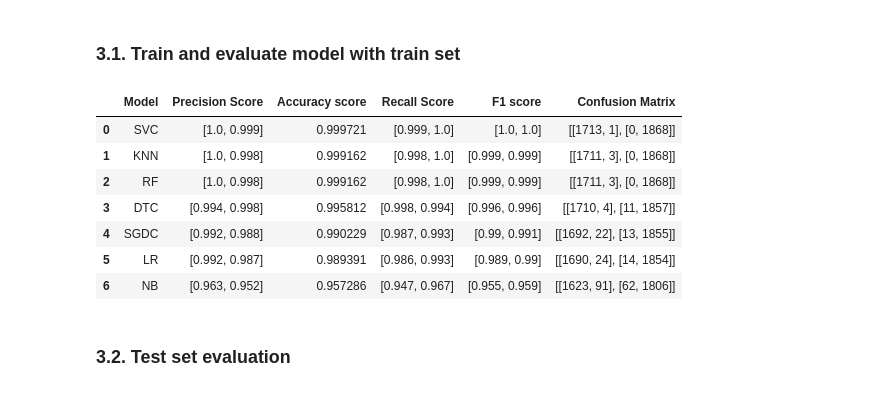
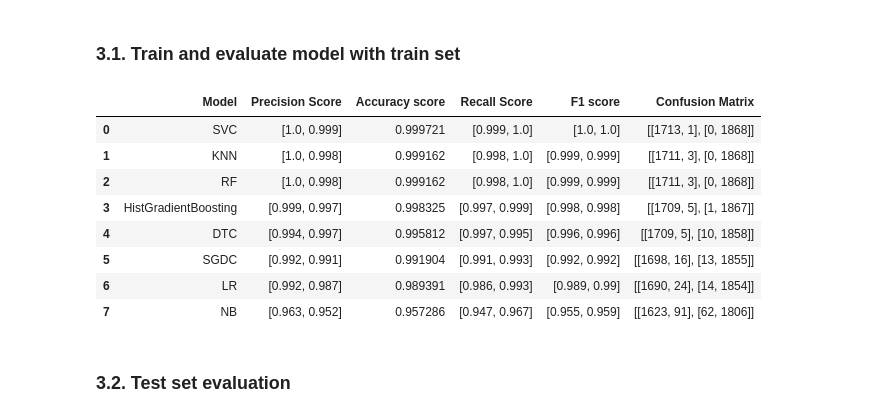
Before and after one commit to DS-CAPSTONE/exercise_correction, a Jupyter notebook: core/lunge_model/6.err.sklearn.ipynb, the cells around one changed output. Saved outputs shown, nothing was run; the diff lists cells and outputs as text; code cells hidden in the pictures.

```diff
--- a/core/lunge_model/6.err.sklearn.ipynb
+++ b/core/lunge_model/6.err.sklearn.ipynb
@@ -105,43 +105,47 @@ Name: label, dtype: int64
 # %% [markdown]
 ### 3.1. Train and evaluate model with train set
 # %%
-algorithms =[("LR", LogisticRegression()),
+from sklearn.ensemble import HistGradientBoostingClassifier
+
+algorithms =[("HistGradientBoosting", HistGradientBoostingClassifier()),
+             ("LR", LogisticRegression()),
          ("SVC", SVC(probability=True)),
          ('KNN',KNeighborsClassifier()),
          ("DTC", DecisionTreeClassifier()),
          ("SGDC", CalibratedClassifierCV(SGDClassifier())),
          ("NB", GaussianNB()),
          ('RF', RandomForestClassifier()),]
 
 models = {}
 final_results = []
 
 for name, model in algorithms:
     trained_model = model.fit(X_train, y_train)
     models[name] = trained_model
 
     # Evaluate model
     model_results = model.predict(X_test)
 
     p_score = precision_score(y_test, model_results, average=None, labels=[1, 0])
     a_score = accuracy_score(y_test, model_results)
     r_score = recall_score(y_test, model_results, average=None, labels=[1, 0])
     f1_score_result = f1_score(y_test, model_results, average=None, labels=[1, 0])
     cm = confusion_matrix(y_test, model_results, labels=[1, 0])
     final_results.append(( name,  round_up_metric_results(p_score), a_score, round_up_metric_results(r_score), round_up_metric_results(f1_score_result), cm))
 
 # Sort results by F1 score
 final_results.sort(key=lambda k: sum(k[4]), reverse=True)
 pd.DataFrame(final_results, columns=["Model", "Precision Score", "Accuracy score", "Recall Score", "F1 score", "Confusion Matrix"])
 # %% [output]
 |  | Model | Precision Score | Accuracy score | Recall Score | F1 score | Confusion Matrix |
 | 0 | SVC | [1.0, 0.999] | 0.999721 | [0.999, 1.0] | [1.0, 1.0] | [[1713, 1], [0, 1868]] |
 | 1 | KNN | [1.0, 0.998] | 0.999162 | [0.998, 1.0] | [0.999, 0.999] | [[1711, 3], [0, 1868]] |
 | 2 | RF | [1.0, 0.998] | 0.999162 | [0.998, 1.0] | [0.999, 0.999] | [[1711, 3], [0, 1868]] |
-| 3 | DTC | [0.994, 0.998] | 0.995812 | [0.998, 0.994] | [0.996, 0.996] | [[1710, 4], [11, 1857]] |
-| 4 | SGDC | [0.992, 0.988] | 0.990229 | [0.987, 0.993] | [0.99, 0.991] | [[1692, 22], [13, 1855]] |
-| 5 | LR | [0.992, 0.987] | 0.989391 | [0.986, 0.993] | [0.989, 0.99] | [[1690, 24], [14, 1854]] |
-| 6 | NB | [0.963, 0.952] | 0.957286 | [0.947, 0.967] | [0.955, 0.959] | [[1623, 91], [62, 1806]] |
+| 3 | HistGradientBoosting | [0.999, 0.997] | 0.998325 | [0.997, 0.999] | [0.998, 0.998] | [[1709, 5], [1, 1867]] |
+| 4 | DTC | [0.994, 0.997] | 0.995812 | [0.997, 0.995] | [0.996, 0.996] | [[1709, 5], [10, 1858]] |
+| 5 | SGDC | [0.992, 0.991] | 0.991904 | [0.991, 0.993] | [0.992, 0.992] | [[1698, 16], [13, 1855]] |
+| 6 | LR | [0.992, 0.987] | 0.989391 | [0.986, 0.993] | [0.989, 0.99] | [[1690, 24], [14, 1854]] |
+| 7 | NB | [0.963, 0.952] | 0.957286 | [0.947, 0.967] | [0.955, 0.959] | [[1623, 91], [62, 1806]] |
 # %% [markdown]
 ### 3.2. Test set evaluation
 # %%
```
Also changed, not shown: parts of 2 cells of this notebook, 10 other files.
